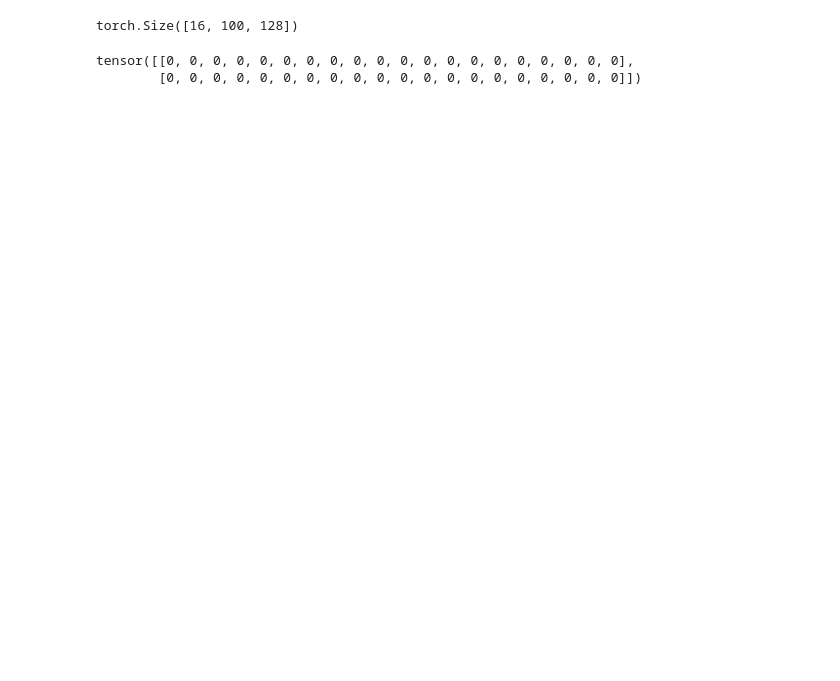
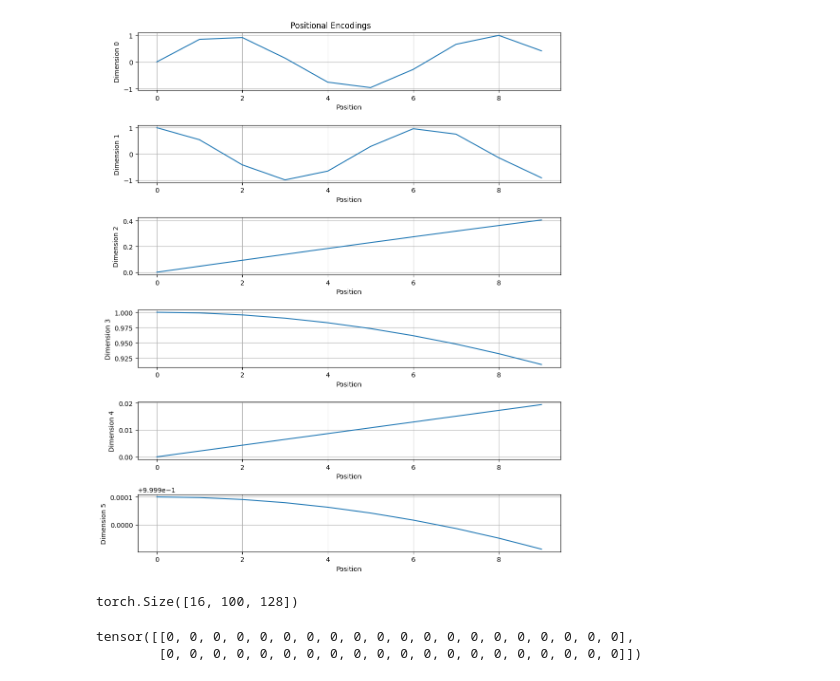
Before and after one commit to ghimiresunil/LLM-PowerHouse-A-Curated-Guide-for-Large-Language-Models-with-Custom-Training-and-Inferencing, a Jupyter notebook: Articles/NLP/NLP Embeddings/notebooks/positional_encoding.ipynb, the cells around one changed output. Drawn from its saved outputs; the diff is of its cells as text; code cells hidden in the pictures; blank space fills up the shorter version.

```diff
--- a/Articles/NLP/NLP Embeddings/notebooks/positional_encoding.ipynb
+++ b/Articles/NLP/NLP Embeddings/notebooks/positional_encoding.ipynb
@@ -7,3 +104,19 @@ from torch.nn.utils.rnn import pad_sequence
+# %%
+num_dimensions = PE.shape[1]
+fig, axs = plt.subplots(num_dimensions, figsize=(10, 2*num_dimensions))
+fig.suptitle('Positional Encodings')
+
+# Plot each dimension's encoding
+for dim in range(num_dimensions):
+    axs[dim].plot(PE[:, dim].numpy())
+    axs[dim].set(xlabel='Position', ylabel=f'Dimension {dim}')
+    axs[dim].grid(True)
+
+# Adjust layout and display the plot
+plt.tight_layout()
+plt.show()
+# %% [output]
+[figure, added]
 # %%
 class PositionEmbeddingLayer(nn.Module):
     def __init__(self, sequence_length, vocab_size, output_dim):
```
Also changed, not shown: parts of 18 cells of this notebook.
